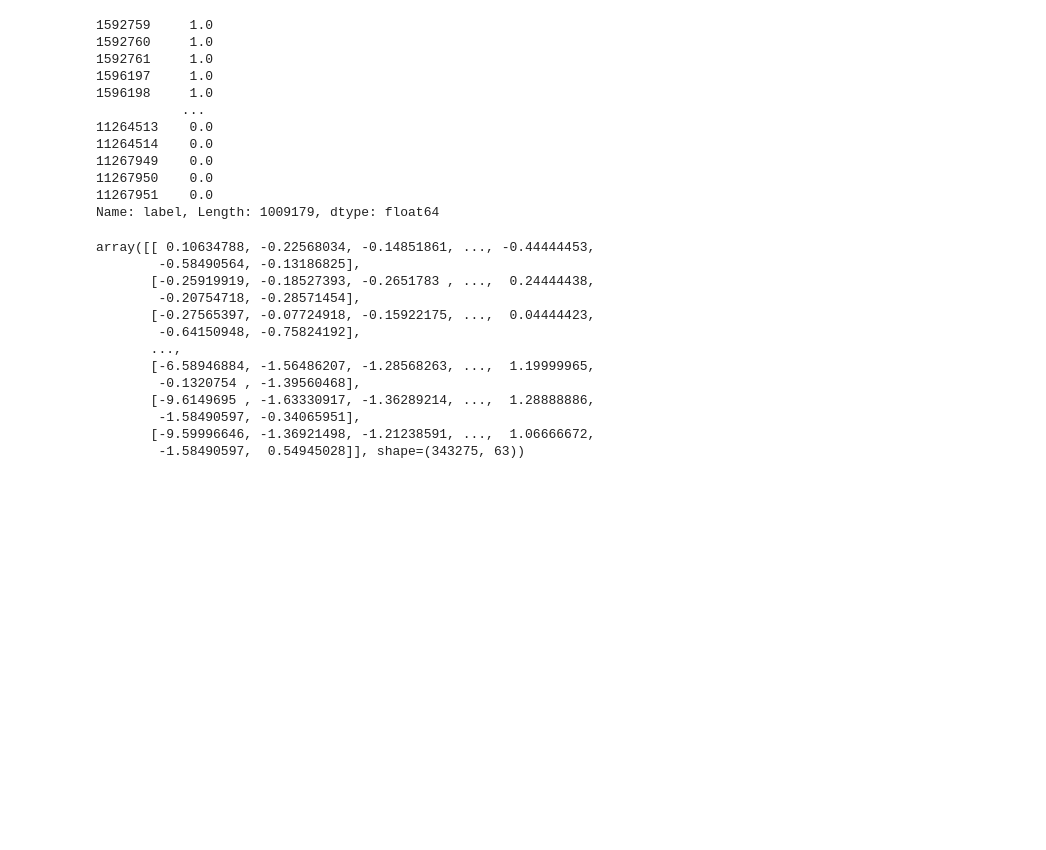
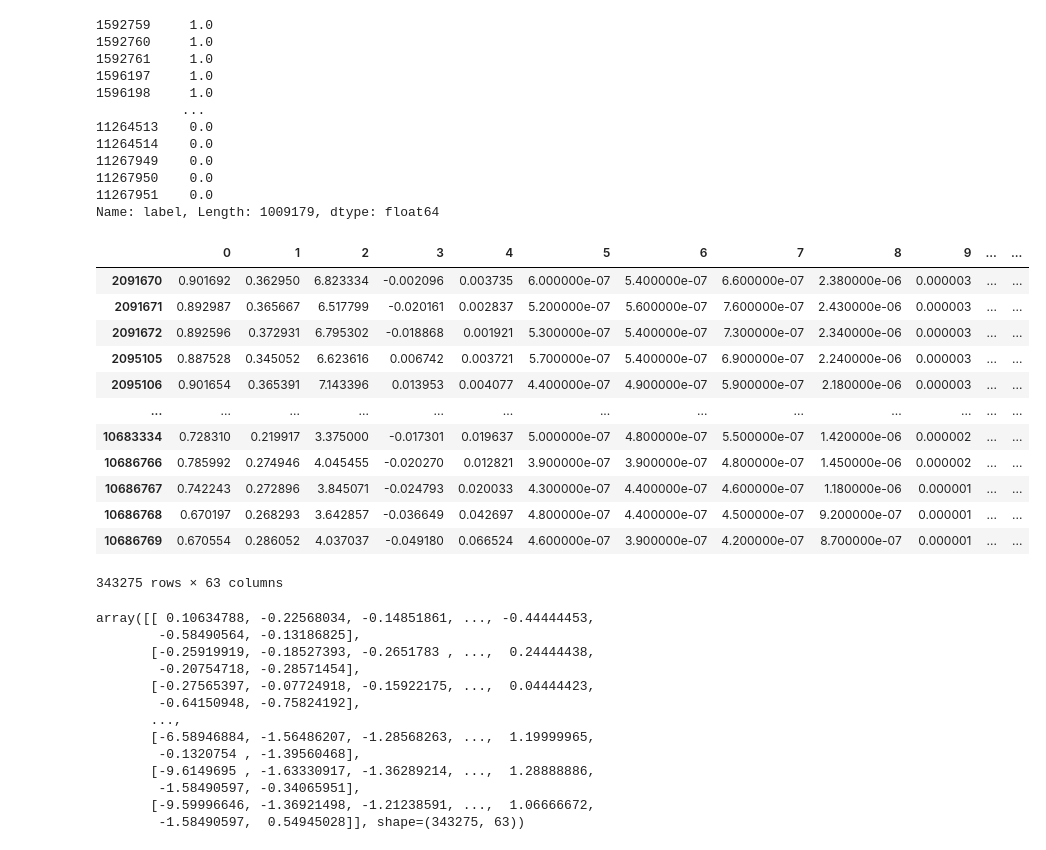
Before and after one commit to johnma96/thesis, a Jupyter notebook: notebooks/304-jmmz-dl-binary-modeling.ipynb, the cells around one changed output. Saved outputs shown, nothing was run; the diff lists cells and outputs as text; code cells hidden in the pictures; blank space fills up the shorter version.

```diff
--- a/notebooks/304-jmmz-dl-binary-modeling.ipynb
+++ b/notebooks/304-jmmz-dl-binary-modeling.ipynb
@@ -987,6 +1026,22 @@ y_train
 11267950    0.0
 11267951    0.0
 Name: label, Length: 1009179, dtype: float64
+# %%
+X_val
+# %% [output]
+|  | 0 | 1 | 2 | 3 | 4 | 5 | 6 | 7 | 8 | 9 | ... | ... |
+| 2091670 | 0.901692 | 0.362950 | 6.823334 | -0.002096 | 0.003735 | 6.000000e-07 | 5.400000e-07 | 6.600000e-07 | 2.380000e-06 | 0.000003 | ... | ... |
+| 2091671 | 0.892987 | 0.365667 | 6.517799 | -0.020161 | 0.002837 | 5.200000e-07 | 5.600000e-07 | 7.600000e-07 | 2.430000e-06 | 0.000003 | ... | ... |
+| 2091672 | 0.892596 | 0.372931 | 6.795302 | -0.018868 | 0.001921 | 5.300000e-07 | 5.400000e-07 | 7.300000e-07 | 2.340000e-06 | 0.000003 | ... | ... |
+| 2095105 | 0.887528 | 0.345052 | 6.623616 | 0.006742 | 0.003721 | 5.700000e-07 | 5.400000e-07 | 6.900000e-07 | 2.240000e-06 | 0.000003 | ... | ... |
+| 2095106 | 0.901654 | 0.365391 | 7.143396 | 0.013953 | 0.004077 | 4.400000e-07 | 4.900000e-07 | 5.900000e-07 | 2.180000e-06 | 0.000003 | ... | ... |
+| ... | ... | ... | ... | ... | ... | ... | ... | ... | ... | ... | ... | ... |
+| 10683334 | 0.728310 | 0.219917 | 3.375000 | -0.017301 | 0.019637 | 5.000000e-07 | 4.800000e-07 | 5.500000e-07 | 1.420000e-06 | 0.000002 | ... | ... |
+| 10686766 | 0.785992 | 0.274946 | 4.045455 | -0.020270 | 0.012821 | 3.900000e-07 | 3.900000e-07 | 4.800000e-07 | 1.450000e-06 | 0.000002 | ... | ... |
+| 10686767 | 0.742243 | 0.272896 | 3.845071 | -0.024793 | 0.020033 | 4.300000e-07 | 4.400000e-07 | 4.600000e-07 | 1.180000e-06 | 0.000001 | ... | ... |
+| 10686768 | 0.670197 | 0.268293 | 3.642857 | -0.036649 | 0.042697 | 4.800000e-07 | 4.400000e-07 | 4.500000e-07 | 9.200000e-07 | 0.000001 | ... | ... |
+| 10686769 | 0.670554 | 0.286052 | 4.037037 | -0.049180 | 0.066524 | 4.600000e-07 | 3.900000e-07 | 4.200000e-07 | 8.700000e-07 | 0.000001 | ... | ... |
+343275 rows × 63 columns
 # %%
 X_val_scaled
 # %% [output]
```
Also changed, not shown: parts of 33 cells of this notebook, 1 other file.
